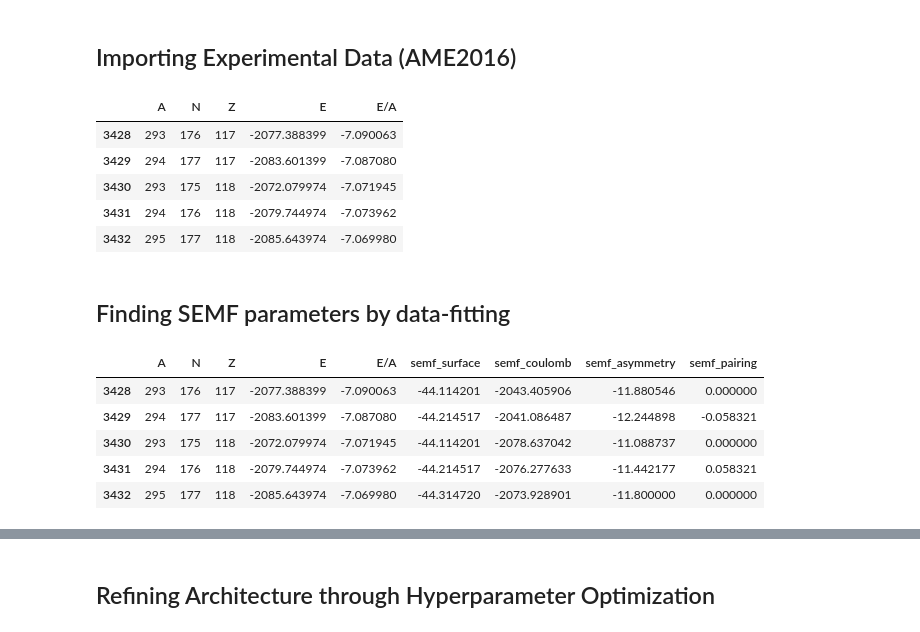
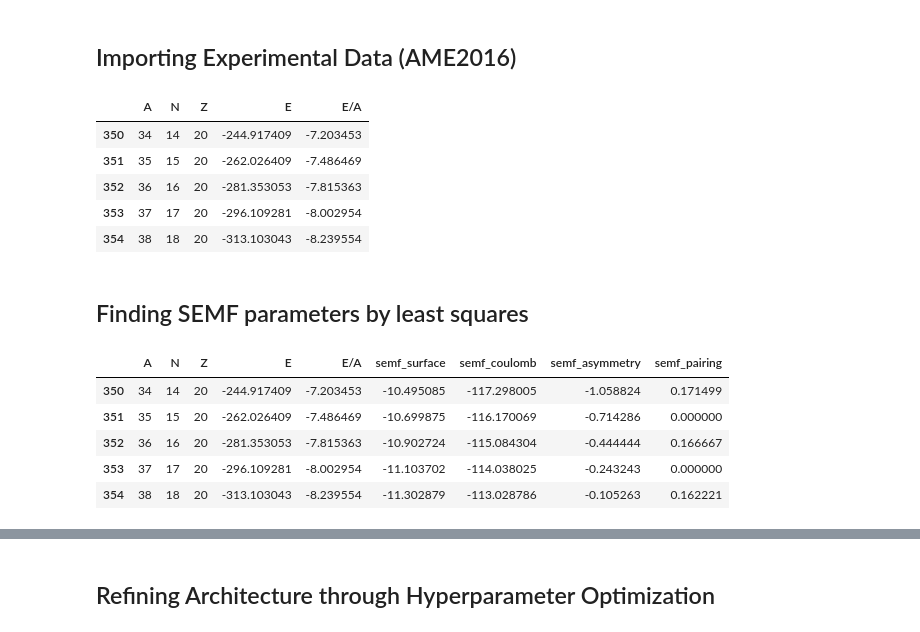
Before and after one commit to zbarvian/Mass-Learning, a Jupyter notebook: dnn_semf_discrepancy.ipynb, the cells around one changed output, grey strips where cells are left out. Saved outputs shown, nothing was run; the diff lists cells and outputs as text; code cells hidden in the pictures.

```diff
--- a/dnn_semf_discrepancy.ipynb
+++ b/dnn_semf_discrepancy.ipynb
@@ -25,40 +25,42 @@ plt.rcParams.update(params)
 # %%
 # Keeping relevant columns from AME2016 dataset
 data = pd.read_csv('EXPERIMENT_AME2016.dat', sep=r'\s+', usecols=['A', 'N', 'Z', 'E', 'E/A'])
-data.tail()
+data = data.loc[data['Z'] >= 20]
+data.head()
 # %% [output]
 |  | A | N | Z | E | E/A |
-| 3428 | 293 | 176 | 117 | -2077.388399 | -7.090063 |
-| 3429 | 294 | 177 | 117 | -2083.601399 | -7.087080 |
-| 3430 | 293 | 175 | 118 | -2072.079974 | -7.071945 |
-| 3431 | 294 | 176 | 118 | -2079.744974 | -7.073962 |
-| 3432 | 295 | 177 | 118 | -2085.643974 | -7.069980 |
+| 350 | 34 | 14 | 20 | -244.917409 | -7.203453 |
+| 351 | 35 | 15 | 20 | -262.026409 | -7.486469 |
+| 352 | 36 | 16 | 20 | -281.353053 | -7.815363 |
+| 353 | 37 | 17 | 20 | -296.109281 | -8.002954 |
+| 354 | 38 | 18 | 20 | -313.103043 | -8.239554 |
 # %% [markdown]
-## Finding SEMF parameters by data-fitting
+## Finding SEMF parameters by least squares
 # %%
 # First add coefficients of each term in the formula to the dataset
 data['semf_surface'] = -data['A']**(2/3)
 data['semf_coulomb'] = -data['Z']*(data['Z'] -1)/data['A']**(1/3)
 data['semf_asymmetry'] = -(data['A'] - 2*data['Z'])**2/data['A']
 data['semf_pairing'] = data['A']*0
+
 
 # Odd-even delta for pairing term
 for i in data.index:
     mass_num = data.loc[i, 'A']
     if mass_num % 2 == 0:
         if data.loc[i, 'Z'] % 2 == 0:
             data.loc[i, 'semf_pairing'] = mass_num**(-0.5)
         elif data.loc[i, 'Z'] % 2 == 1:
             data.loc[i, 'semf_pairing'] = -mass_num**(-0.5)
 
-data.tail()
+data.head()
 # %% [output]
 |  | A | N | Z | E | E/A | semf_surface | semf_coulomb | semf_asymmetry | semf_pairing |
-| 3428 | 293 | 176 | 117 | -2077.388399 | -7.090063 | -44.114201 | -2043.405906 | -11.880546 | 0.000000 |
-| 3429 | 294 | 177 | 117 | -2083.601399 | -7.087080 | -44.214517 | -2041.086487 | -12.244898 | -0.058321 |
-| 3430 | 293 | 175 | 118 | -2072.079974 | -7.071945 | -44.114201 | -2078.637042 | -11.088737 | 0.000000 |
-| 3431 | 294 | 176 | 118 | -2079.744974 | -7.073962 | -44.214517 | -2076.277633 | -11.442177 | 0.058321 |
-| 3432 | 295 | 177 | 118 | -2085.643974 | -7.069980 | -44.314720 | -2073.928901 | -11.800000 | 0.000000 |
+| 350 | 34 | 14 | 20 | -244.917409 | -7.203453 | -10.495085 | -117.298005 | -1.058824 | 0.171499 |
+| 351 | 35 | 15 | 20 | -262.026409 | -7.486469 | -10.699875 | -116.170069 | -0.714286 | 0.000000 |
+| 352 | 36 | 16 | 20 | -281.353053 | -7.815363 | -10.902724 | -115.084304 | -0.444444 | 0.166667 |
+| 353 | 37 | 17 | 20 | -296.109281 | -8.002954 | -11.103702 | -114.038025 | -0.243243 | 0.000000 |
+| 354 | 38 | 18 | 20 | -313.103043 | -8.239554 | -11.302879 | -113.028786 | -0.105263 | 0.162221 |
 # %%
 # Convert into coefficient matrix
 coeff = np.asarray([data['A'], data['semf_surface'], data['semf_coulomb'],
```
Also changed, not shown: parts of 12 cells of this notebook.
